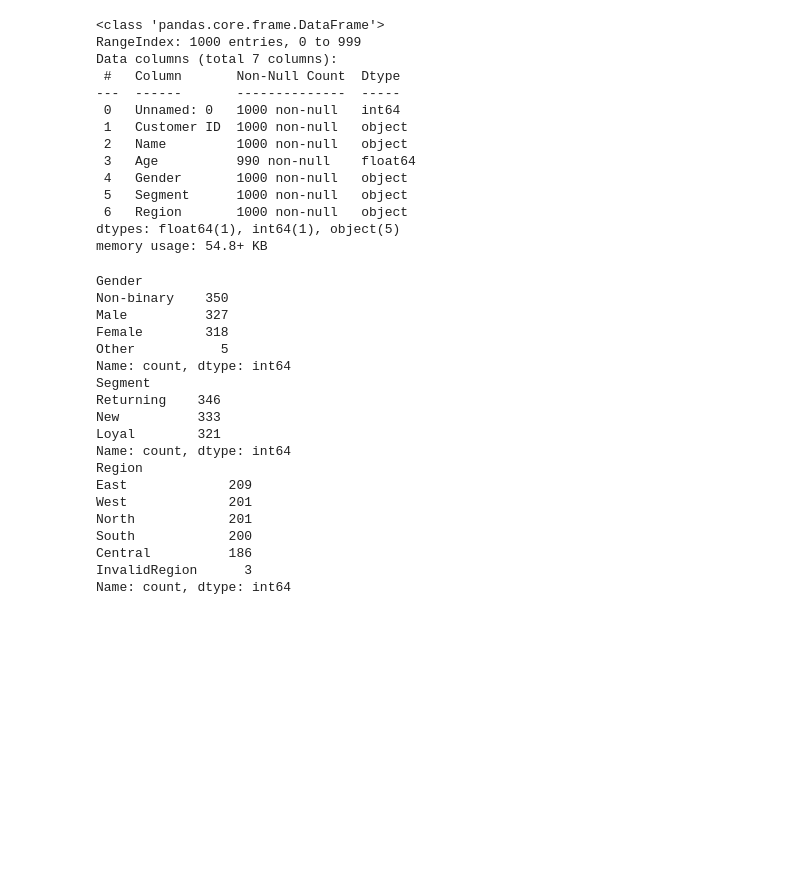
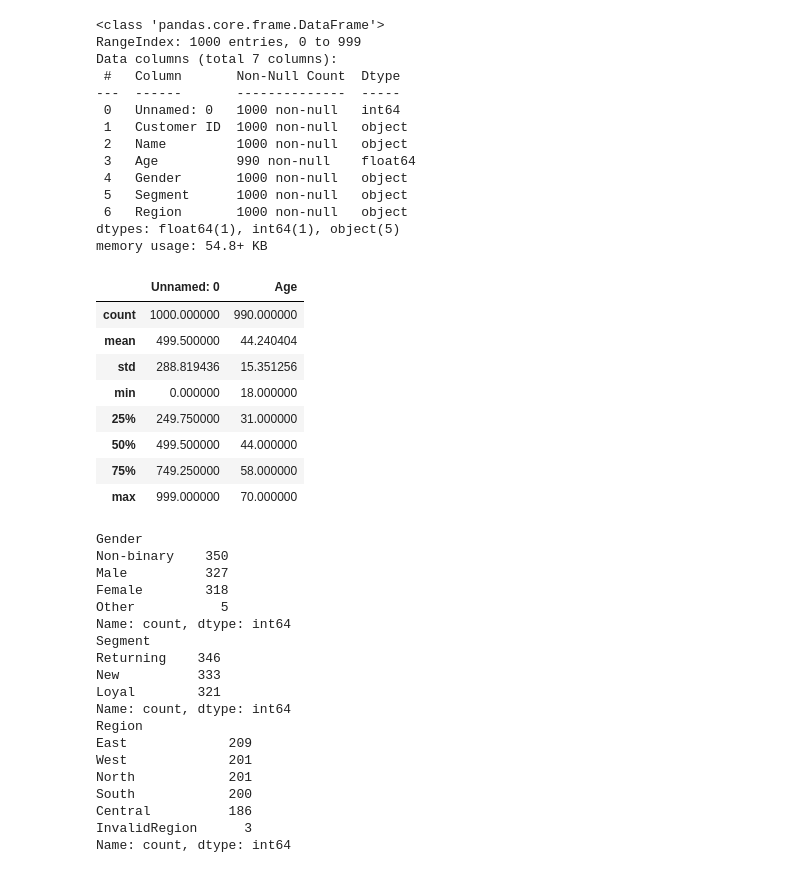
Before and after one commit to Rudrajit12/Retail-Sales-Performance-Analysis, a Jupyter notebook: Retail_Sales_Performance_Analysis.ipynb, the cells around one changed output. Saved outputs shown, nothing was run; the diff lists cells and outputs as text; code cells hidden in the pictures; blank space fills up the shorter version.

```diff
--- a/Retail_Sales_Performance_Analysis.ipynb
+++ b/Retail_Sales_Performance_Analysis.ipynb
@@ -235,6 +252,19 @@ Data columns (total 7 columns):
  6   Region       1000 non-null   object
 dtypes: float64(1), int64(1), object(5)
 memory usage: 54.8+ KB
+# %%
+# Summary statistics for customer table
+df_customer.describe()
+# %% [output]
+|  | Unnamed: 0 | Age |
+| count | 1000.000000 | 990.000000 |
+| mean | 499.500000 | 44.240404 |
+| std | 288.819436 | 15.351256 |
+| min | 0.000000 | 18.000000 |
+| 25% | 249.750000 | 31.000000 |
+| 50% | 499.500000 | 44.000000 |
+| 75% | 749.250000 | 58.000000 |
+| max | 999.000000 | 70.000000 |
 # %%
 # Check contents of each category
 print(df_customer['Gender'].value_counts())
```
Also changed, not shown: parts of 13 cells of this notebook.
